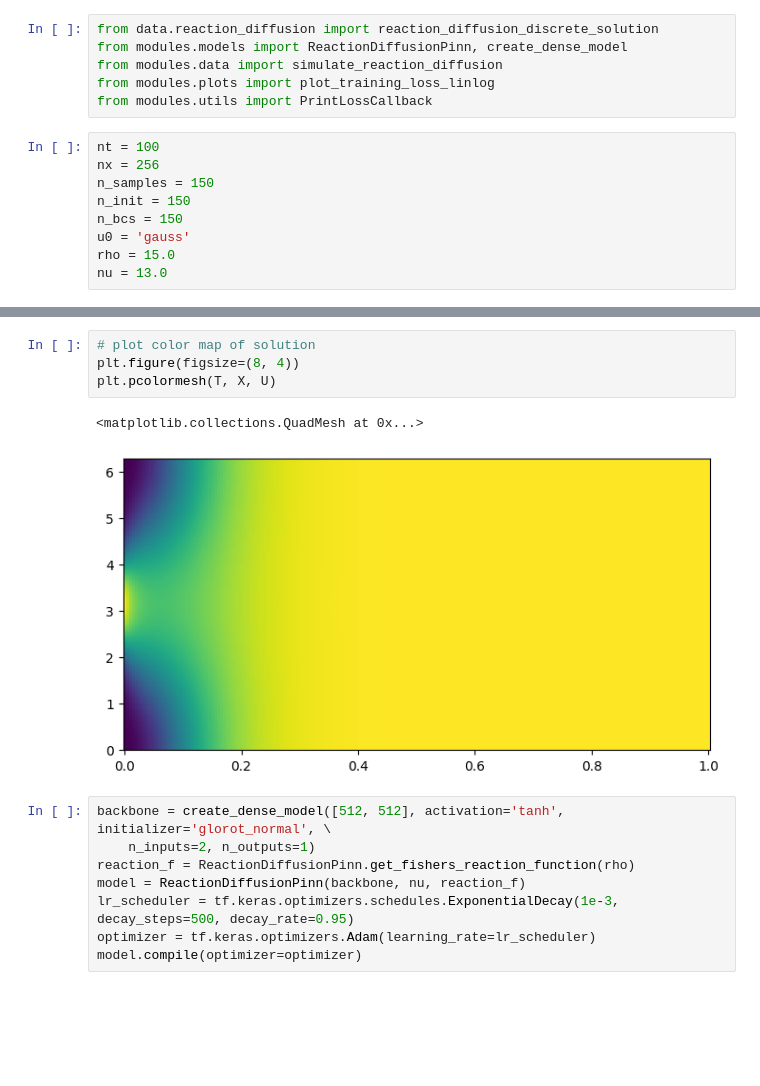
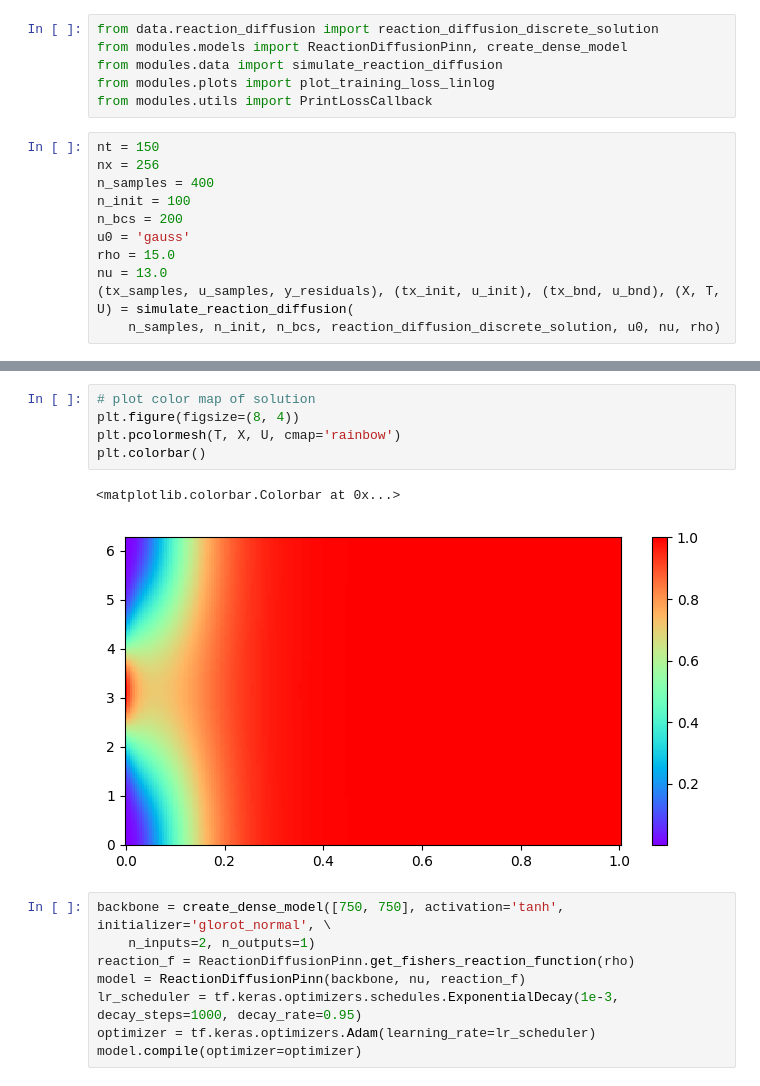
Before and after one commit to nimahsn/pinns_tf2, a Jupyter notebook: reaction_diffusion.ipynb, the cells around one changed output, grey strips where cells are left out. Cells and saved outputs as stored; diff of their text form; blank space fills up the shorter version.

```diff
--- a/reaction_diffusion.ipynb
+++ b/reaction_diffusion.ipynb
@@ -17,11 +15,13 @@ from modules.data import simulate_reaction_diffusion
 from modules.plots import plot_training_loss_linlog
 from modules.utils import PrintLossCallback
 # %%
-nt = 100
+nt = 150
 nx = 256
-n_samples = 150
-n_init = 150
-n_bcs = 150
+n_samples = 400
+n_init = 100
+n_bcs = 200
 u0 = 'gauss'
 rho = 15.0
 nu = 13.0
+(tx_samples, u_samples, y_residuals), (tx_init, u_init), (tx_bnd, u_bnd), (X, T, U) = simulate_reaction_diffusion(
+    n_samples, n_init, n_bcs, reaction_diffusion_discrete_solution, u0, nu, rho)
@@ -45,16 +54,17 @@ To enable them in other operations, rebuild TensorFlow with the appropriate comp
 # %%
 # plot color map of solution
 plt.figure(figsize=(8, 4))
-plt.pcolormesh(T, X, U)
+plt.pcolormesh(T, X, U, cmap='rainbow')
+plt.colorbar()
 # %% [output]
-<matplotlib.collections.QuadMesh at 0x...>
+<matplotlib.colorbar.Colorbar at 0x...>
-[figure, old version]
+[figure, new version]
 # %%
-backbone = create_dense_model([512, 512], activation='tanh', initializer='glorot_normal', \
+backbone = create_dense_model([750, 750], activation='tanh', initializer='glorot_normal', \
     n_inputs=2, n_outputs=1)
 reaction_f = ReactionDiffusionPinn.get_fishers_reaction_function(rho)
 model = ReactionDiffusionPinn(backbone, nu, reaction_f)
-lr_scheduler = tf.keras.optimizers.schedules.ExponentialDecay(1e-3, decay_steps=500, decay_rate=0.95)
+lr_scheduler = tf.keras.optimizers.schedules.ExponentialDecay(1e-3, decay_steps=1000, decay_rate=0.95)
 optimizer = tf.keras.optimizers.Adam(learning_rate=lr_scheduler)
 model.compile(optimizer=optimizer)
 # %%
```
Also changed, not shown: parts of 11 cells of this notebook.
